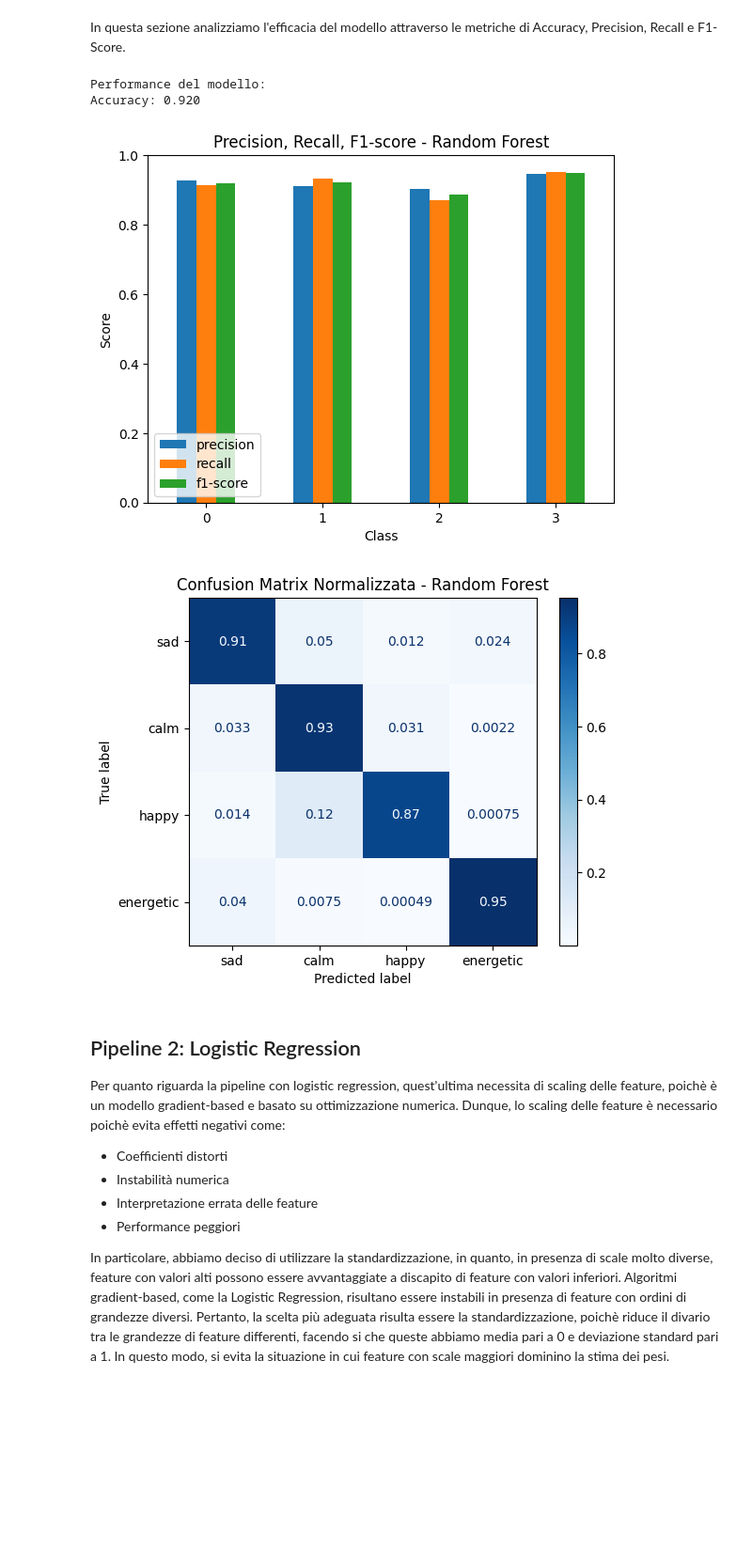
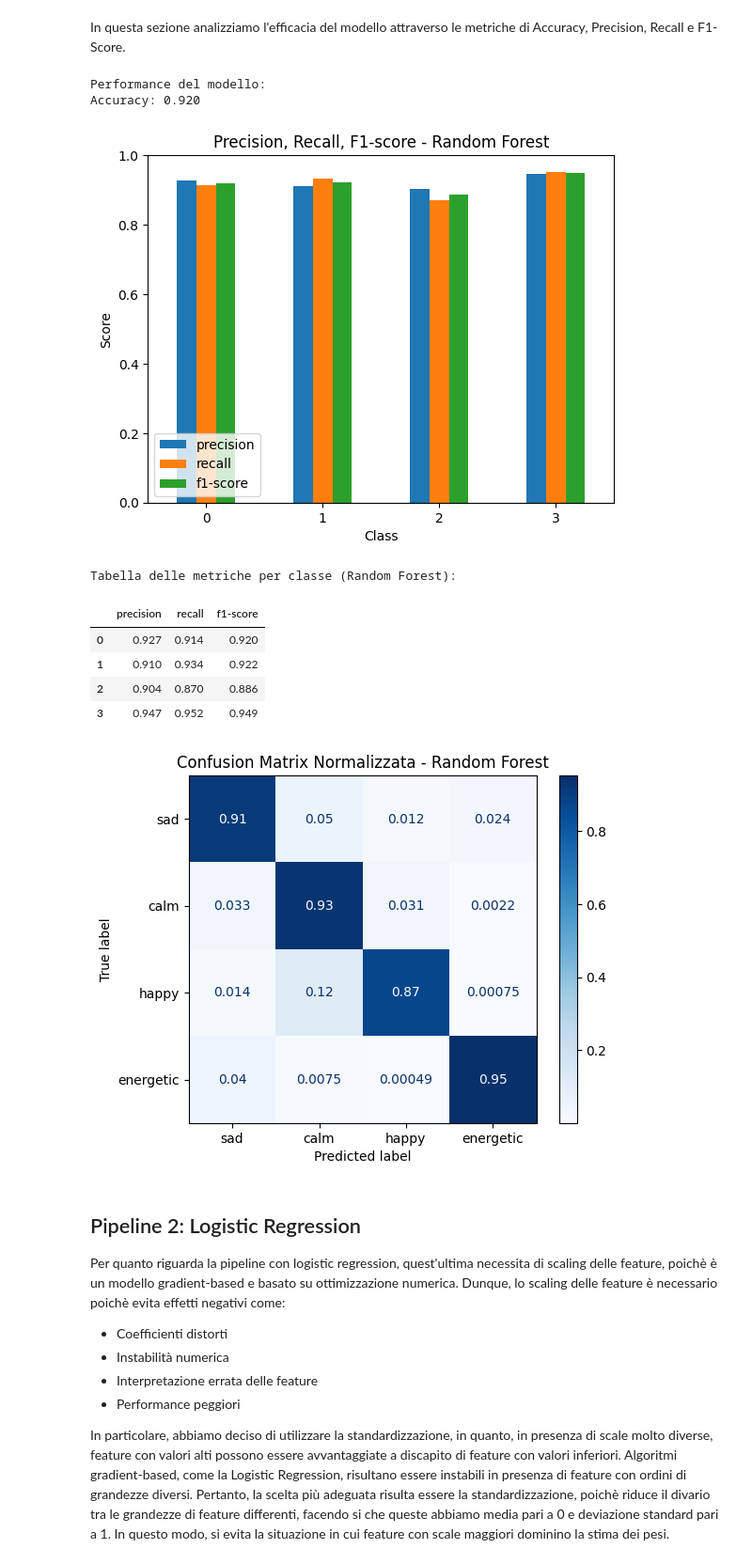
Before and after one commit to PlayMoodify/PlayMoodify.model, a Jupyter notebook: Project.ipynb, the cells around one changed output. Shown at 94% size. Drawn from its saved outputs; the diff is of its cells as text; code cells hidden in the pictures; blank space fills up the shorter version.

```diff
--- a/Project.ipynb
+++ b/Project.ipynb
@@ -412,37 +413,48 @@ print(f"Accuracy: {acc_rf:.3f}")
 # Conversione in DataFrame
 report_rf_df = pd.DataFrame(report_dict_rf).T
 
-# Selezione solo delle classi (esclude accuracy, macro avg, weighted avg)
+# Selezione solo delle classi (esclude accuracy)
 per_class_rf_df = report_rf_df.iloc[:-3][['precision', 'recall', 'f1-score']]
 
 # Plot
 per_class_rf_df.plot(kind='bar')
 plt.title("Precision, Recall, F1-score - Random Forest")
 plt.xlabel("Class")
 plt.ylabel("Score")
 plt.xticks(rotation=0)
 plt.ylim(0, 1)
 plt.legend(loc='lower left')
 plt.show()
+
+print("Tabella delle metriche per classe (Random Forest):")
+
+metrics_table = per_class_rf_df.copy().round(3)
+display(metrics_table)
 
 # Visualizzazione Confusion Matrix
 class_names = ['sad', 'calm', 'happy', 'energetic']
 
 disp = ConfusionMatrixDisplay.from_estimator(
     rf_clf,
     X_test,
     y_test,
     display_labels=class_names,
     normalize='true',
     cmap='Blues'
 )
 
 plt.title("Confusion Matrix Normalizzata - Random Forest")
 plt.show()
 # %% [output]
 Performance del modello:
 Accuracy: 0.920
 [figure]
+Tabella delle metriche per classe (Random Forest):
+|  | precision | recall | f1-score |
+| 0 | 0.927 | 0.914 | 0.920 |
+| 1 | 0.910 | 0.934 | 0.922 |
+| 2 | 0.904 | 0.870 | 0.886 |
+| 3 | 0.947 | 0.952 | 0.949 |
 [figure]
 # %% [markdown]
 ## Pipeline 2: Logistic Regression
```
Also changed, not shown: parts of 11 cells of this notebook.
